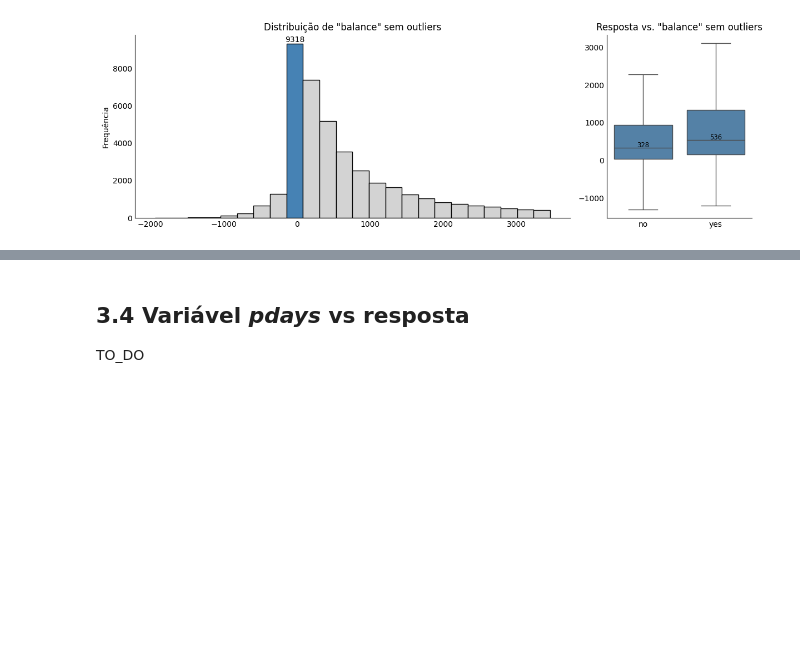
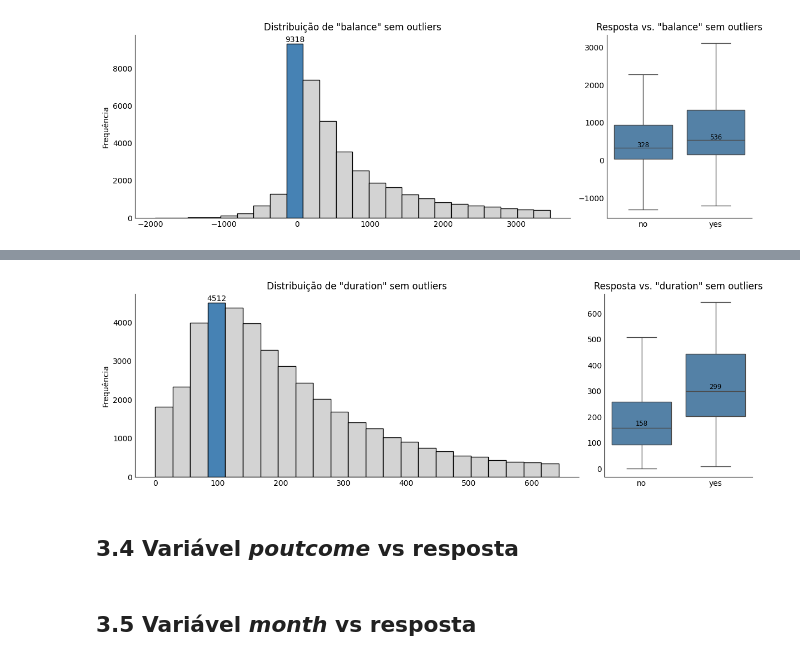
Before and after one commit to BPRateiro/Banking-Dataset, a Jupyter notebook: notebooks/0.0-bpr-eda.ipynb, the cells around one changed output, grey strips where cells are left out. Cells and saved outputs as stored; diff of their text form; code cells hidden in the pictures; blank space fills up the shorter version.

Commit message:
Variável *duration* vs resposta

```diff
--- a/notebooks/0.0-bpr-eda.ipynb
+++ b/notebooks/0.0-bpr-eda.ipynb
@@ -359,7 +359,7 @@ O boxplot compara a distribuição de balance dividida entre resposta positiva e
 
 Um insight acionável seria focar em estratégias de campanha voltadas para pessoas com saldo maior.
 # %%
-def histograma_boxplot(coluna, destaque_esq=[], destaque_dir=[], outliers=False):
+def histograma_boxplot(coluna, destaque_esq=[], destaque_dir=['no', 'yes'], outliers=False):
     df = bronze_train.copy()  # Copia o dataframe para não alterar o original
 
     if not outliers:
@@ -384,7 +384,7 @@ def histograma_boxplot(coluna, destaque_esq=[], destaque_dir=[], outliers=False)
             patch.set_facecolor('steelblue')
             ax1.text(patch.get_x() + patch.get_width() / 2, patch.get_height(), int(patch.get_height()),
                      ha='center', va='bottom', color='black')
-    ax1.set_title(f'Distribuição de "{coluna}" sem outliers')
+    ax1.set_title(f'Distribuição de "{coluna}"'if outliers else f'Distribuição de "{coluna}" sem outliers')
     ax1.set_xlabel('')
     ax1.set_ylabel('Frequência')
     ax1.spines['top'].set_visible(False)
@@ -395,7 +395,7 @@ def histograma_boxplot(coluna, destaque_esq=[], destaque_dir=[], outliers=False)
     sns.boxplot(x='y', y=coluna, data=df, showfliers=outliers, ax=ax2, color='lightgrey', hue='y',
         palette={x: 'steelblue' if x in destaque_dir else 'lightgrey' for x in df['y'].unique()},
         legend=False)
-    ax2.set_title(f'Resposta vs. "{coluna}" sem outliers')
+    ax2.set_title(f'Resposta vs. "{coluna}"' if outliers else f'Resposta vs. "{coluna}" sem outliers')
     ax2.set_xlabel('')
     ax2.set_ylabel('')
     ax2.spines['top'].set_visible(False)
@@ -415,6 +415,6 @@ def histograma_boxplot(coluna, destaque_esq=[], destaque_dir=[], outliers=False)
     plt.tight_layout()
     plt.show()
 
-histograma_boxplot('balance', destaque_esq=[8], destaque_dir=['no', 'yes'], outliers=False)
+histograma_boxplot('balance', destaque_esq=[8])
 # %% [output]
 [figure]
@@ -421,4 +427,8 @@ histograma_boxplot('balance', destaque_esq=[8], destaque_dir=['no', 'yes'], outl
+# %%
+histograma_boxplot('duration', destaque_esq=[3], outliers=False)
+# %% [output]
+[figure, added]
 # %% [markdown]
-## <a id='3_4'></a> 3.4 Variável *pdays* vs resposta
-
-TO_DO
+## <a id='3_4'></a> 3.4 Variável *poutcome* vs resposta
+# %% [markdown]
+## <a id='3_5'></a> 3.5 Variável *month* vs resposta
```
Also changed, not shown: parts of 3 cells of this notebook.
